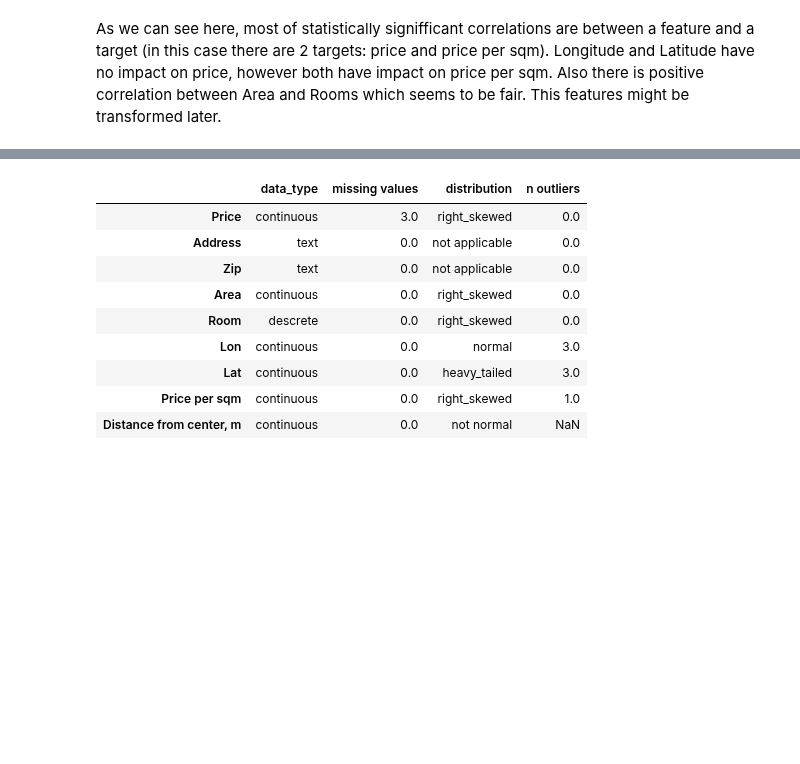
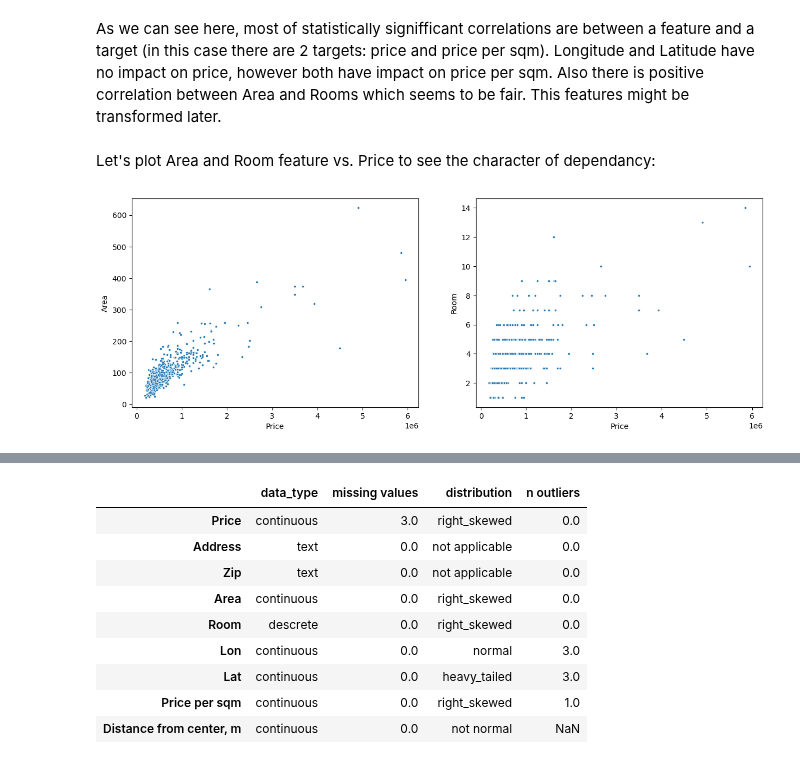
Before and after one commit to nadiia-duiunova/House_price, a Jupyter notebook: Stat inference.ipynb, the cells around one changed output, grey strips where cells are left out. Cells and saved outputs as stored; diff of their text form; code cells hidden in the pictures; blank space fills up the shorter version.

Commit message:
Add plots for new features

```diff
--- a/Stat inference.ipynb
+++ b/Stat inference.ipynb
@@ -322,3 +313,11 @@ correlations_df
 | 14 | Spearman | Lat | Price per sqm | 0.090507 | 1.403940e-02 | True | 736 |
 # %% [markdown]
 As we can see here, most of statistically signifficant correlations are between a feature and a target (in this case there are 2 targets: price and price per sqm). Longitude and Latitude have no impact on price, however both have impact on price per sqm. Also there is positive correlation between Area and Rooms which seems to be fair. This features might be transformed later.
+# %% [markdown]
+Let's plot Area and Room feature vs. Price to see the character of dependancy:
+# %%
+fig, axes = plt.subplots(1, 2, figsize=(15, 5))
+for count, feature in enumerate(['Area', 'Room']):
+    sns.scatterplot(data = data, x = 'Price', y = feature, marker='.', ax = axes.flatten()[count])
+# %% [output]
+[figure, added]
```
Also changed, not shown: parts of 24 cells of this notebook.
